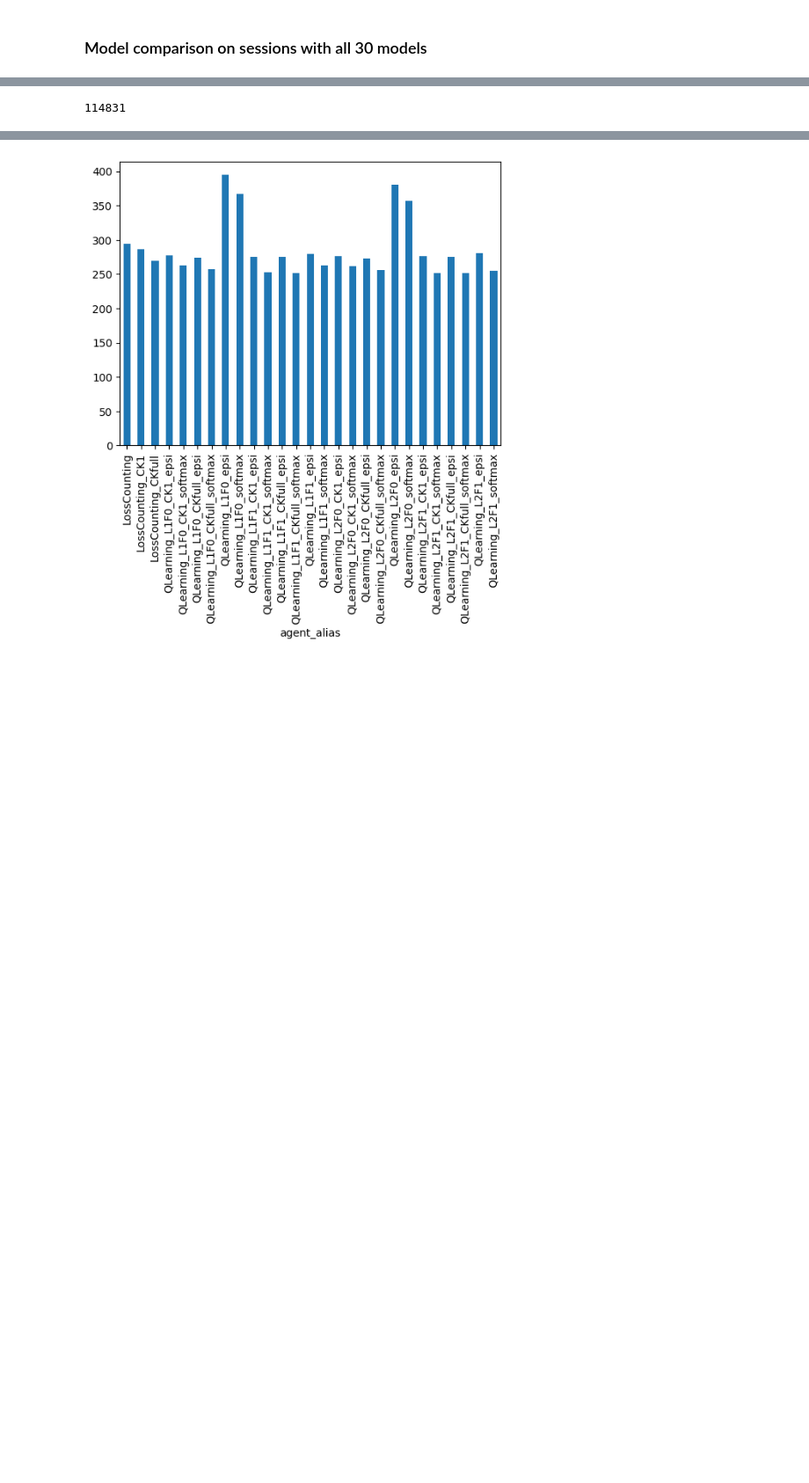
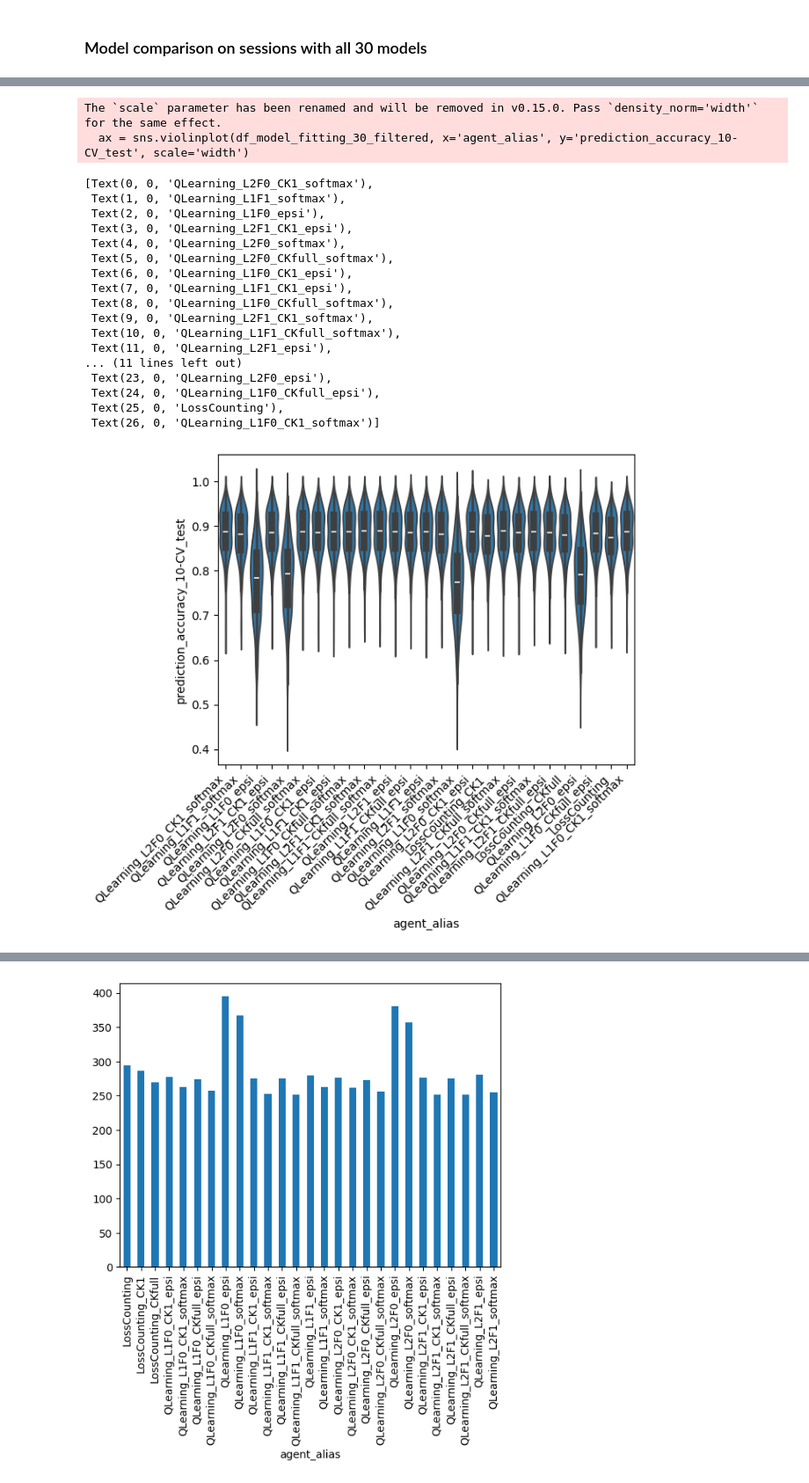
Before and after one commit to AllenNeuralDynamics/aind-dynamic-foraging-population-analysis, a Jupyter notebook: notebooks/demo_RL_models.ipynb, the cells around one changed output, grey strips where cells are left out. Shown at 88% size. Cells and saved outputs as stored; diff of their text form; code cells hidden in the pictures; blank space fills up the shorter version.

```diff
--- a/notebooks/demo_RL_models.ipynb
+++ b/notebooks/demo_RL_models.ipynb
@@ -96,6 +175,0 @@ Index(['_id', 'nwb_name', 'status', 'agent_alias', 'log_likelihood', 'AIC',
-# %%
-df_model_fitting_30_filtered = df_model_fitting[df_model_fitting["nwb_name"].isin(n_models[n_models == 30].index)]
-df_model_fitting_30_filtered = df_model_fitting_30_filtered.query("agent_alias.str.contains('WSLS') == False")
-len(df_model_fitting_30_filtered)
-# %% [output]
-114831
@@ -101,0 +178,24 @@ len(df_model_fitting_30_filtered)
+# %%
+ax = sns.violinplot(df_model_fitting_30_filtered, x='agent_alias', y='prediction_accuracy_10-CV_test', scale='width')
+ax.set_xticklabels(ax.get_xticklabels(), rotation=45, ha='right')
+# %% [output]
+The `scale` parameter has been renamed and will be removed in v0.15.0. Pass `density_norm='width'` for the same effect.
+  ax = sns.violinplot(df_model_fitting_30_filtered, x='agent_alias', y='prediction_accuracy_10-CV_test', scale='width')
+[Text(0, 0, 'QLearning_L2F0_CK1_softmax'),
+ Text(1, 0, 'QLearning_L1F1_softmax'),
+ Text(2, 0, 'QLearning_L1F0_epsi'),
+ Text(3, 0, 'QLearning_L2F1_CK1_epsi'),
+ Text(4, 0, 'QLearning_L2F0_softmax'),
+ Text(5, 0, 'QLearning_L2F0_CKfull_softmax'),
+ Text(6, 0, 'QLearning_L1F0_CK1_epsi'),
+ Text(7, 0, 'QLearning_L1F1_CK1_epsi'),
+ Text(8, 0, 'QLearning_L1F0_CKfull_softmax'),
+ Text(9, 0, 'QLearning_L2F1_CK1_softmax'),
+ Text(10, 0, 'QLearning_L1F1_CKfull_softmax'),
+ Text(11, 0, 'QLearning_L2F1_epsi'),
+... (11 lines left out)
+ Text(23, 0, 'QLearning_L2F0_epsi'),
+ Text(24, 0, 'QLearning_L1F0_CKfull_epsi'),
+ Text(25, 0, 'LossCounting'),
+ Text(26, 0, 'QLearning_L1F0_CK1_softmax')]
+[figure, added]
```
Also changed, not shown: parts of 17 cells of this notebook.
